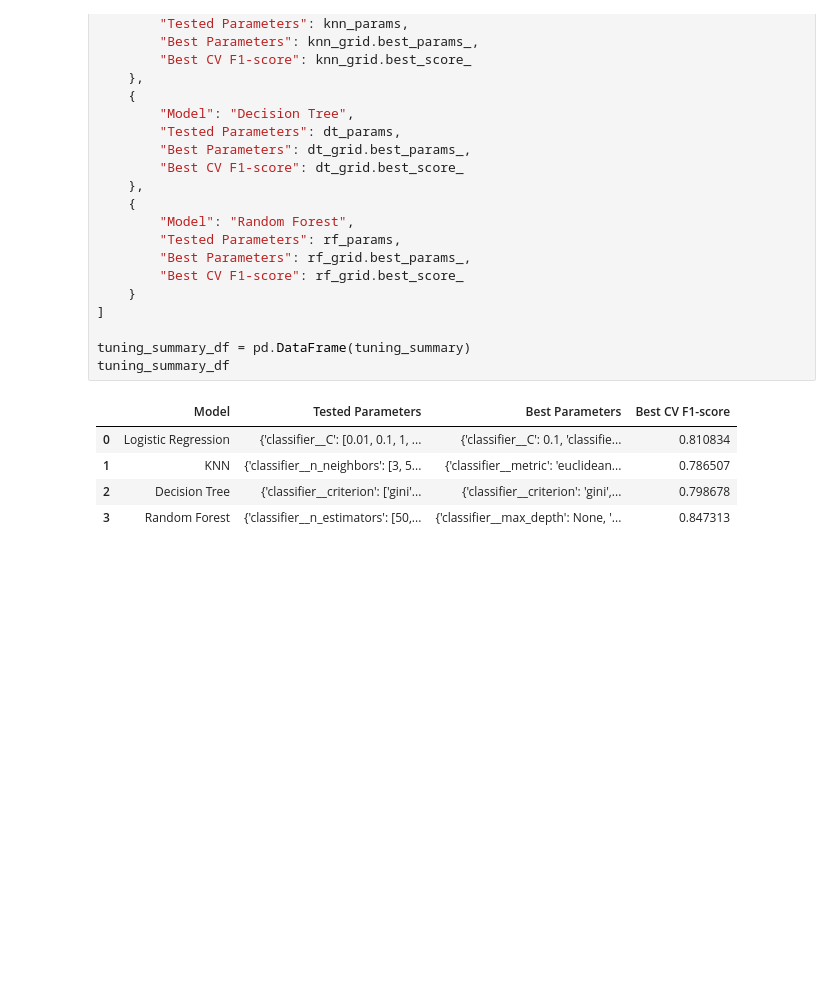
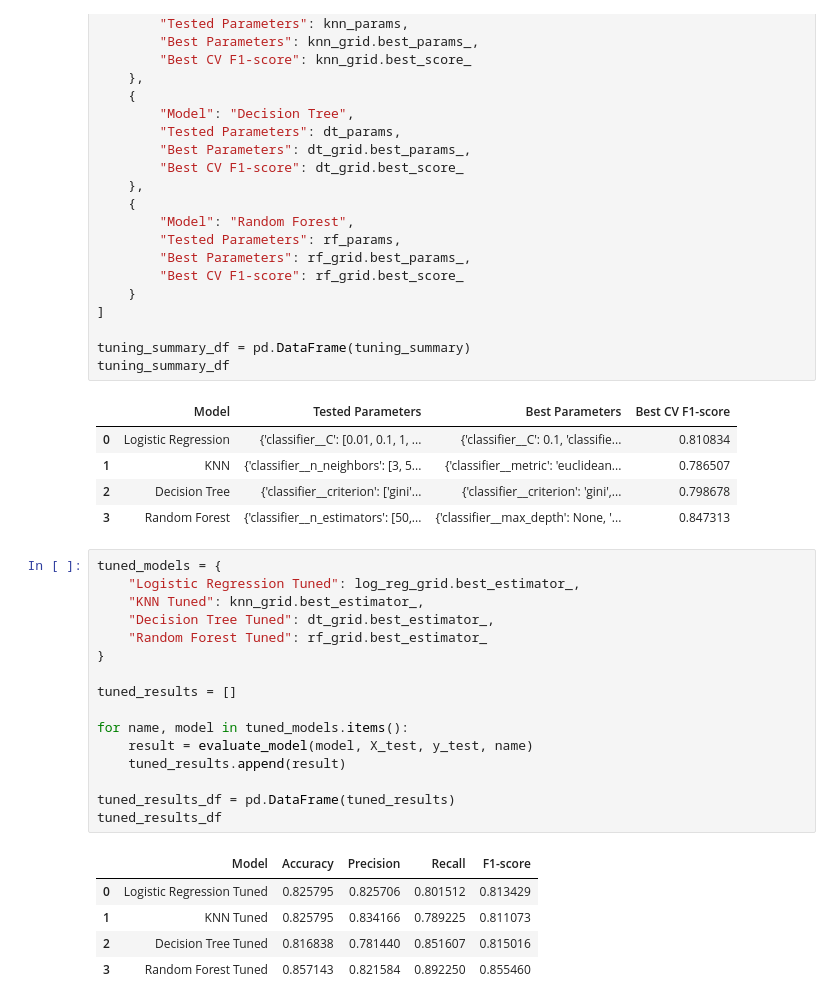
Before and after one commit to erze-haziri/bank-term-deposit-prediction, a Jupyter notebook: bank_term_deposit_analysis.ipynb, the cells around one changed output. Cells and saved outputs as stored; diff of their text form; blank space fills up the shorter version.

```diff
--- a/bank_term_deposit_analysis.ipynb
+++ b/bank_term_deposit_analysis.ipynb
@@ -644,3 +644,25 @@ tuning_summary_df
 | 1 | KNN | {'classifier__n_neighbors': [3, 5... | {'classifier__metric': 'euclidean... | 0.786507 |
 | 2 | Decision Tree | {'classifier__criterion': ['gini'... | {'classifier__criterion': 'gini',... | 0.798678 |
 | 3 | Random Forest | {'classifier__n_estimators': [50,... | {'classifier__max_depth': None, '... | 0.847313 |
+# %%
+tuned_models = {
+    "Logistic Regression Tuned": log_reg_grid.best_estimator_,
+    "KNN Tuned": knn_grid.best_estimator_,
+    "Decision Tree Tuned": dt_grid.best_estimator_,
+    "Random Forest Tuned": rf_grid.best_estimator_
+}
+
+tuned_results = []
+
+for name, model in tuned_models.items():
+    result = evaluate_model(model, X_test, y_test, name)
+    tuned_results.append(result)
+
+tuned_results_df = pd.DataFrame(tuned_results)
+tuned_results_df
+# %% [output]
+|  | Model | Accuracy | Precision | Recall | F1-score |
+| 0 | Logistic Regression Tuned | 0.825795 | 0.825706 | 0.801512 | 0.813429 |
+| 1 | KNN Tuned | 0.825795 | 0.834166 | 0.789225 | 0.811073 |
+| 2 | Decision Tree Tuned | 0.816838 | 0.781440 | 0.851607 | 0.815016 |
+| 3 | Random Forest Tuned | 0.857143 | 0.821584 | 0.892250 | 0.855460 |
```
Also changed, not shown: parts of 5 cells of this notebook.
